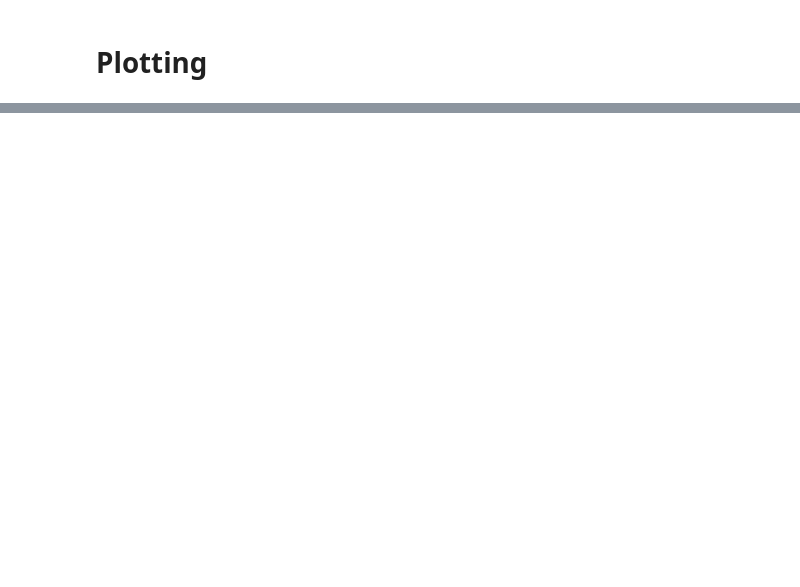
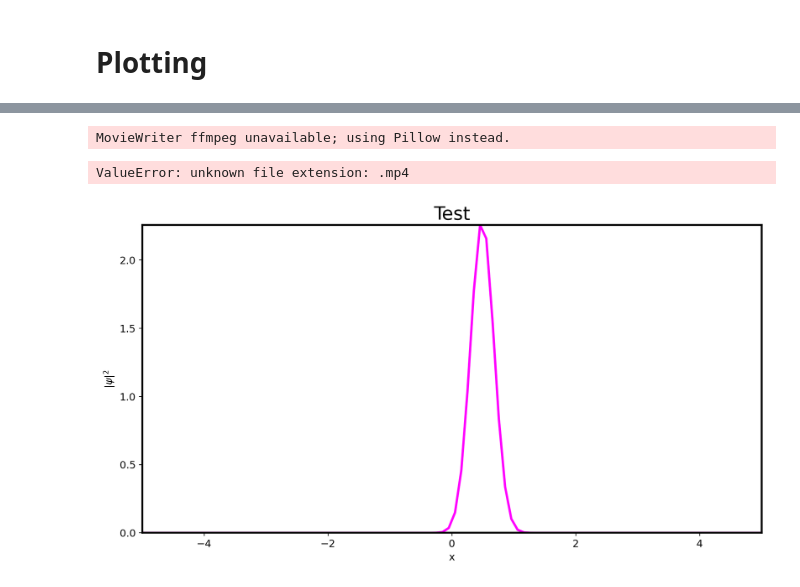
Before and after one commit to emmanuellfc/Gross-Pitaevskii, a Jupyter notebook: Metropolis/stochastic.ipynb, the cells around one changed output, grey strips where cells are left out. Drawn from its saved outputs; the diff is of its cells as text; code cells hidden in the pictures; blank space fills up the shorter version.

```diff
--- a/Metropolis/stochastic.ipynb
+++ b/Metropolis/stochastic.ipynb
@@ -243,0 +245,9 @@ plt.show()
+# %%
+fname = "Test"
+label= r"$|\psi|^2$"
+time_series = generate_time_series_psi_squared(grid, psi_sq_array, num_steps)
+animate_psi(time_series, iterations, fname, label, "magenta")
+# %% [output]
+MovieWriter ffmpeg unavailable; using Pillow instead.
+ValueError: unknown file extension: .mp4
+[figure, added]
```
Also changed, not shown: parts of 6 cells of this notebook.
